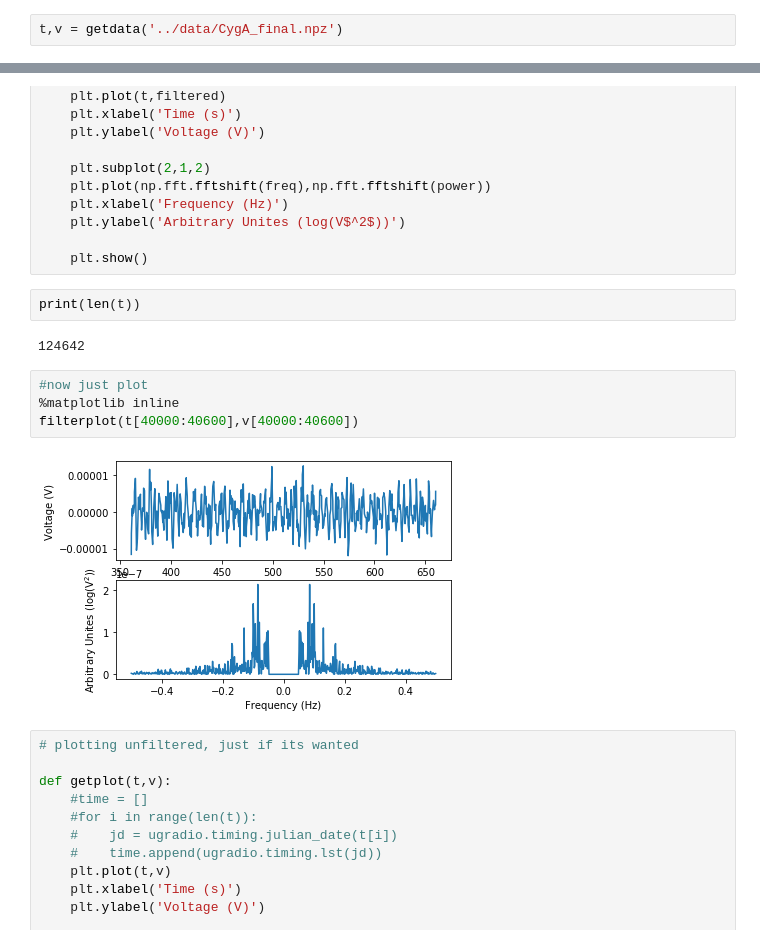
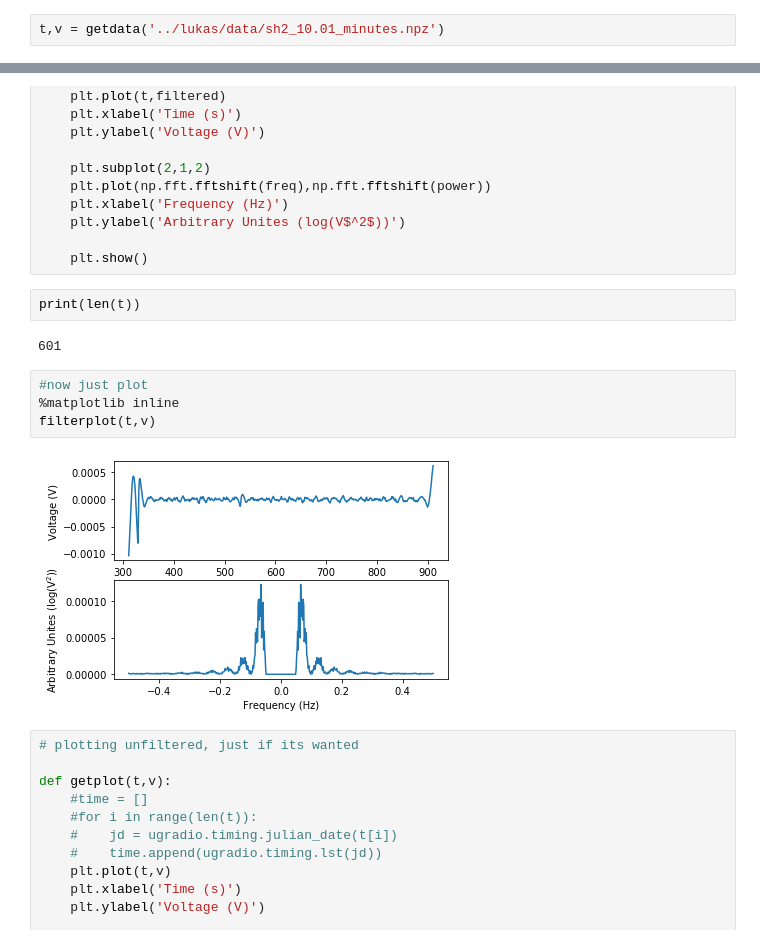
Before and after one commit to 3276908917/AY121, a Jupyter notebook: lab3/rebecca/QuickAnalysisMcthing.ipynb, the cells around one changed output, grey strips where cells are left out. Saved outputs shown, nothing was run; the diff lists cells and outputs as text.

```diff
--- a/lab3/rebecca/QuickAnalysisMcthing.ipynb
+++ b/lab3/rebecca/QuickAnalysisMcthing.ipynb
@@ -25,7 +25,7 @@ def getdata(filename):
     datav,datat = data[0],data[1]
     return datat,datav
 # %%
-t,v = getdata('../data/CygA_final.npz')
+t,v = getdata('../lukas/data/sh2_10.01_minutes.npz')
 # %%
 #Really, the only thing I look at is the plot of the filtered data. The three functions below define all of it
 
@@ -81,13 +81,13 @@ def filterplot(t,v):
 # %%
 print(len(t))
 # %% [output]
-124642
+601
 # %%
 #now just plot
 %matplotlib inline
-filterplot(t[40000:40600],v[40000:40600])
+filterplot(t,v)
 # %% [output]
-[figure, old version]
+[figure, new version]
 # %%
 # plotting unfiltered, just if its wanted
 
```
Also changed, not shown: parts of 1 cell of this notebook, 1 other file.
